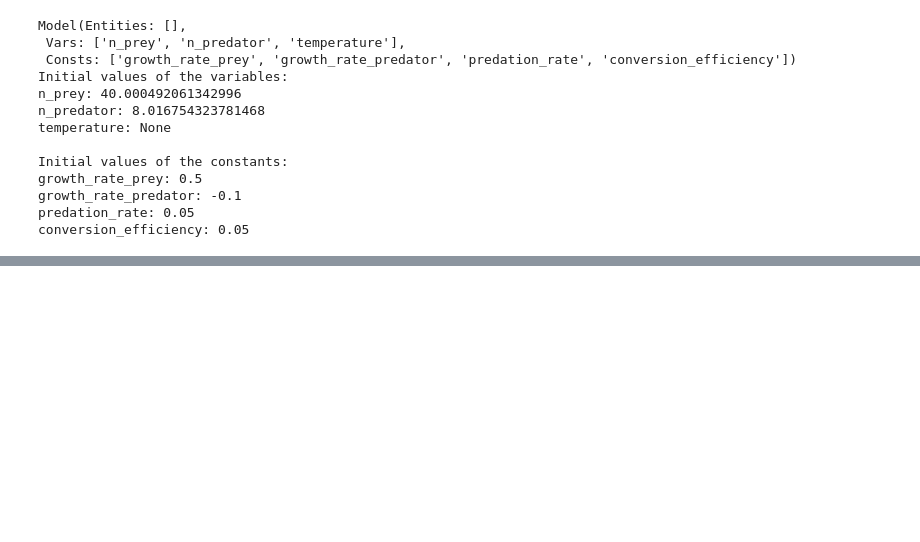
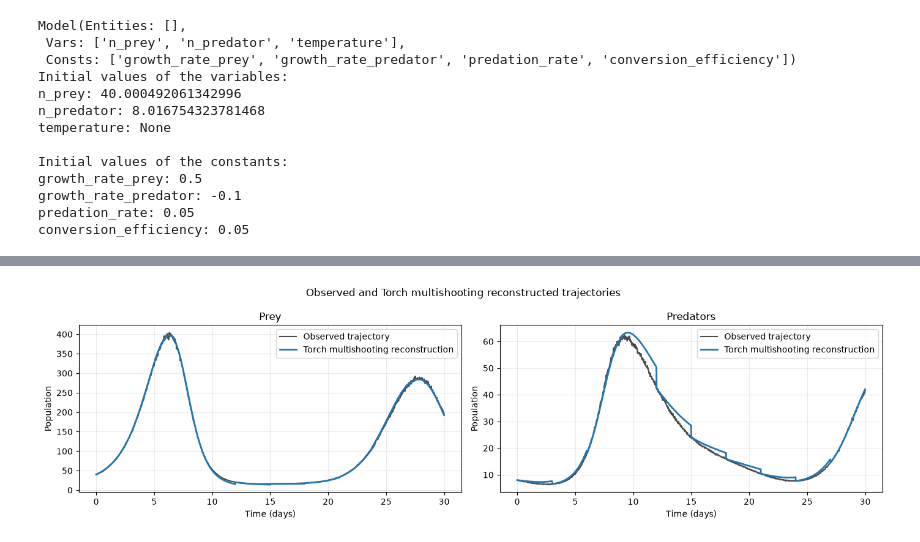
Before and after one commit to urhprimozic/PyBM, a Jupyter notebook: sandbox.ipynb, the cells around one changed output, grey strips where cells are left out. Drawn from its saved outputs; the diff is of its cells as text; code cells hidden in the pictures; blank space fills up the shorter version.

```diff
--- a/sandbox.ipynb
+++ b/sandbox.ipynb
@@ -188,0 +49,10 @@ xopt, es
+# %%
+# estimate
+from pybm.estimate.multishooting_torch import estimate_torch
+
+results = estimate_torch(model, t_eval, method="constraints",
+                         n_subintervals=10,
+                         maxiter=1500,
+                         gtol=0.0001,
+                         verbose=2)  # verbose=2 for more detailed output
+const_values_torch = results.consts
@@ -188,0 +98,51 @@ xopt, es
+# %%
+import importlib
+import matplotlib.pyplot as plt
+import pybm.estimate.multishooting_torch as multishooting_torch_module
+
+multishooting_torch_module = importlib.reload(multishooting_torch_module)
+simulate_multishooting_torch = multishooting_torch_module.simulate_multishooting
+
+# Reconstruct the fitted multishooting trajectory from the full parameter vector.
+fitted_solution = simulate_multishooting_torch(
+    model,
+    t_eval,
+    params=results.x,
+    n_subintervals=10,
+ )
+
+fig, axes = plt.subplots(1, 2, figsize=(14, 4), sharex=True)
+
+series = [
+    ("n_prey", "Prey"),
+    ("n_predator", "Predators"),
+]
+
+for index, (name, title) in enumerate(series):
+    ax = axes[index]
+    observed = components[name].data.x
+
+    ax.plot(
+        times, observed,
+        label="Observed trajectory",
+        color="black",
+        alpha=0.7,
+    )
+    ax.plot(
+        times, fitted_solution.y[index],
+        label="Torch multishooting reconstruction",
+        color="tab:blue",
+        linewidth=2,
+    )
+
+    ax.set_title(title)
+    ax.set_xlabel("Time (days)")
+    ax.set_ylabel("Population")
+    ax.grid(alpha=0.25)
+    ax.legend()
+
+fig.suptitle("Observed and Torch multishooting reconstructed trajectories")
+fig.tight_layout()
+plt.show()
+# %% [output]
+[figure, added]
```
Also changed, not shown: parts of 6 cells of this notebook, 4 other files.
